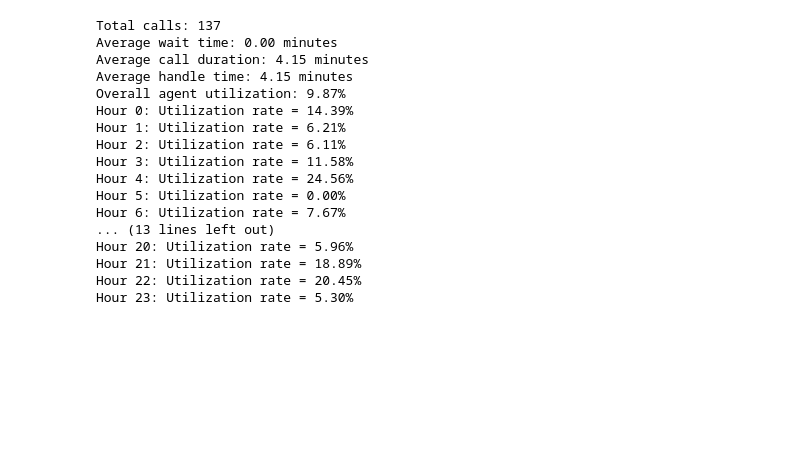
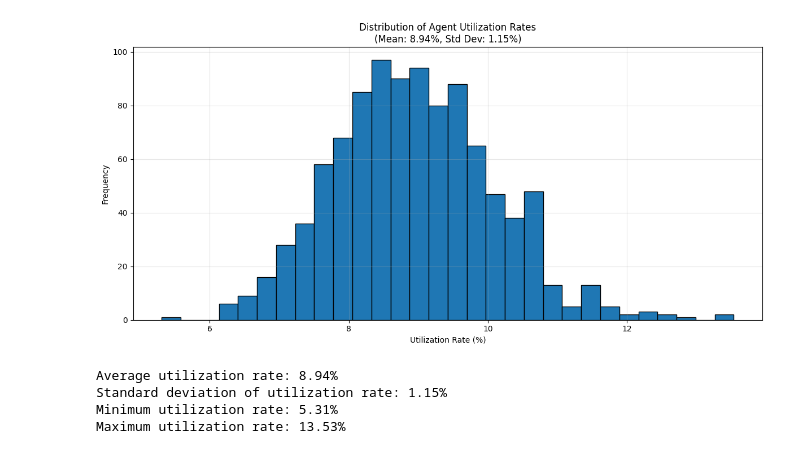
Before and after one commit to ggoni/moc-cc-simulation, a Jupyter notebook: notebook.ipynb, the cells around one changed output. Drawn from its saved outputs; the diff is of its cells as text; code cells hidden in the pictures; blank space fills up the shorter version.

Commit message:
Add histogram for utilization rate

```diff
--- a/notebook.ipynb
+++ b/notebook.ipynb
@@ -6,78 +10,71 @@ Requirement already satisfied: simpy in ./.venv/lib/python3.12/site-packages (4.
 import simpy
 import random
 import numpy as np
+import matplotlib.pyplot as plt
 
 # Simulation parameters
 SIM_TIME = 24 * 60  # 24 hours in minutes
 NUM_AGENTS = 4
 NUM_SHIFTS = 4
 CALLS_PER_DAY = 130
 AVG_CALL_DURATION = 4  # minutes
+NUM_SIMULATIONS = 1000
 
 # Calculate inter-arrival time
 INTER_ARRIVAL_TIME = SIM_TIME / CALLS_PER_DAY
 
 def contact_center(env, num_agents):
     agents = simpy.Resource(env, capacity=num_agents)
     while True:
         yield env.timeout(random.expovariate(1.0 / INTER_ARRIVAL_TIME))
         env.process(handle_call(env, agents))
 
 def handle_call(env, agents):
     arrival_time = env.now
     with agents.request() as request:
         yield request
         wait_time = env.now - arrival_time
         call_duration = random.expovariate(1.0 / AVG_CALL_DURATION)
         yield env.timeout(call_duration)
         handle_time = env.now - arrival_time
-        call_data.append((arrival_time, wait_time, call_duration, handle_time))
+        call_data.append((wait_time, call_duration, handle_time))
 
-# Run simulation
-env = simpy.Environment()
-call_data = []
-env.process(contact_center(env, NUM_AGENTS))
-env.run(until=SIM_TIME)
+# Run multiple simulations
+utilization_rates = []
 
-# Calculate overall metrics
-arrival_times, wait_times, call_durations, handle_times = zip(*call_data)
-total_calls = len(call_data)
+for _ in range(NUM_SIMULATIONS):
+    env = simpy.Environment()
+    call_data = []
+    env.process(contact_center(env, NUM_AGENTS))
+    env.run(until=SIM_TIME)
 
-avg_wait_time = np.mean(wait_times)
-avg_call_duration = np.mean(call_durations)
-avg_handle_time = np.mean(handle_times)
-overall_utilization = sum(call_durations) / (SIM_TIME * NUM_AGENTS) * 100
+    # Calculate overall utilization
+    _, call_durations, _ = zip(*call_data)
+    utilization_rate = sum(call_durations) / (SIM_TIME * NUM_AGENTS) * 100
+    utilization_rates.append(utilization_rate)
 
-print(f"Total calls: {total_calls}")
-print(f"Average wait time: {avg_wait_time:.2f} minutes")
-print(f"Average call duration: {avg_call_duration:.2f} minutes")
-print(f"Average handle time: {avg_handle_time:.2f} minutes")
-print(f"Overall agent utilization: {overall_utilization:.2f}%")
+# Calculate average utilization and standard deviation
+avg_utilization = np.mean(utilization_rates)
+std_utilization = np.std(utilization_rates)
 
-# Calculate utilization rates per hour
-hourly_utilization = [0] * 24
-for arrival_time, _, call_duration, _ in call_data:
-    hour = int(arrival_time // 60)
-    hourly_utilization[hour] += call_duration
+# Create histogram
+plt.figure(figsize=(12, 6))
+plt.hist(utilization_rates, bins=30, edgecolor='black')
+plt.title(f'Distribution of Agent Utilization Rates\n(Mean: {avg_utilization:.2f}%, Std Dev: {std_utilization:.2f}%)')
+plt.xlabel('Utilization Rate (%)')
+plt.ylabel('Frequency')
+plt.grid(True, alpha=0.3)
+plt.tight_layout()
+plt.show()
 
-for hour, utilization in enumerate(hourly_utilization):
-    utilization_rate = (utilization / (60 * NUM_AGENTS)) * 100
-    print(f"Hour {hour}: Utilization rate = {utilization_rate:.2f}%")
+# Print summary statistics
+print(f"Average utilization rate: {avg_utilization:.2f}%")
+print(f"Standard deviation of utilization rate: {std_utilization:.2f}%")
+print(f"Minimum utilization rate: {min(utilization_rates):.2f}%")
+print(f"Maximum utilization rate: {max(utilization_rates):.2f}%")
 # %% [output]
+[figure, added]
-Total calls: 137
-Average wait time: 0.00 minutes
-Average call duration: 4.15 minutes
-Average handle time: 4.15 minutes
-Overall agent utilization: 9.87%
-Hour 0: Utilization rate = 14.39%
-Hour 1: Utilization rate = 6.21%
-Hour 2: Utilization rate = 6.11%
-Hour 3: Utilization rate = 11.58%
-Hour 4: Utilization rate = 24.56%
-Hour 5: Utilization rate = 0.00%
-Hour 6: Utilization rate = 7.67%
-... (13 lines left out)
-Hour 20: Utilization rate = 5.96%
-Hour 21: Utilization rate = 18.89%
-Hour 22: Utilization rate = 20.45%
-Hour 23: Utilization rate = 5.30%
+Average utilization rate: 8.94%
+Standard deviation of utilization rate: 1.15%
+Minimum utilization rate: 5.31%
+Maximum utilization rate: 13.53%
```
Also changed, not shown: parts of 1 cell of this notebook.
